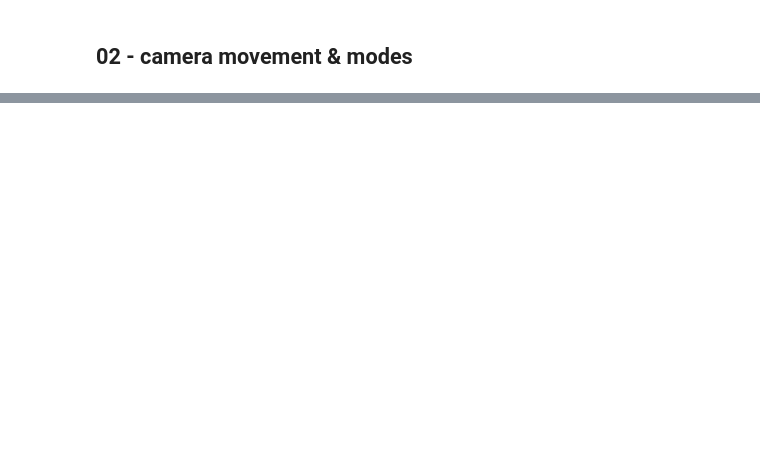
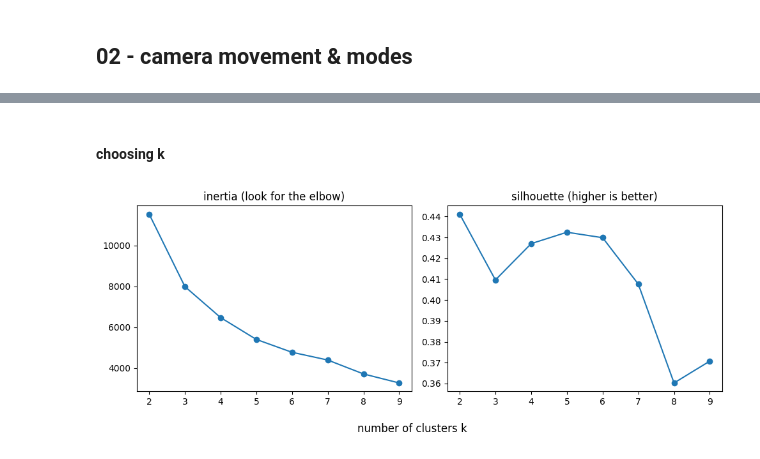
Before and after one commit to YUKiS7/GRL2-Bridging-Clusterer, a Jupyter notebook: notebooks/02_data-analysis.ipynb, the cells around one changed output, grey strips where cells are left out. Drawn from its saved outputs; the diff is of its cells as text; code cells hidden in the pictures; blank space fills up the shorter version.

```diff
--- a/notebooks/02_data-analysis.ipynb
+++ b/notebooks/02_data-analysis.ipynb
@@ -118,0 +208,7 @@ plt.show()
+# %%
+features_extrashort = df_clustering_extrashort[CLUSTER_FEATURES]
+scaler = StandardScaler()
+features_scaled = scaler.fit_transform(features_extrashort)
+
+print(features_scaled.shape, features_scaled.mean(axis=0))
+print(features_scaled.std(axis=0))
@@ -118,0 +244,23 @@ plt.show()
+# %% [markdown]
+#### choosing k
+# %%
+k_values = range(2, 10)
+inertias = []
+silhouettes = []
+
+for k in k_values:
+    kmeans_test = KMeans(n_clusters=k, random_state=RANDOM_SEED)
+    labels_test = kmeans_test.fit_predict(features_scaled)
+    inertias.append(kmeans_test.inertia_)
+    silhouettes.append(silhouette_score(features_scaled, labels_test))
+
+fig, axes = plt.subplots(1, 2, figsize=(10, 4))
+axes[0].plot(k_values, inertias, marker="o")
+axes[0].set_title("inertia (look for the elbow)")
+axes[1].plot(k_values, silhouettes, marker="o")
+axes[1].set_title("silhouette (higher is better)")
+fig.supxlabel("number of clusters k")
+fig.tight_layout()
+plt.show()
+# %% [output]
+[figure, added]
```
Also changed, not shown: parts of 23 cells of this notebook.
